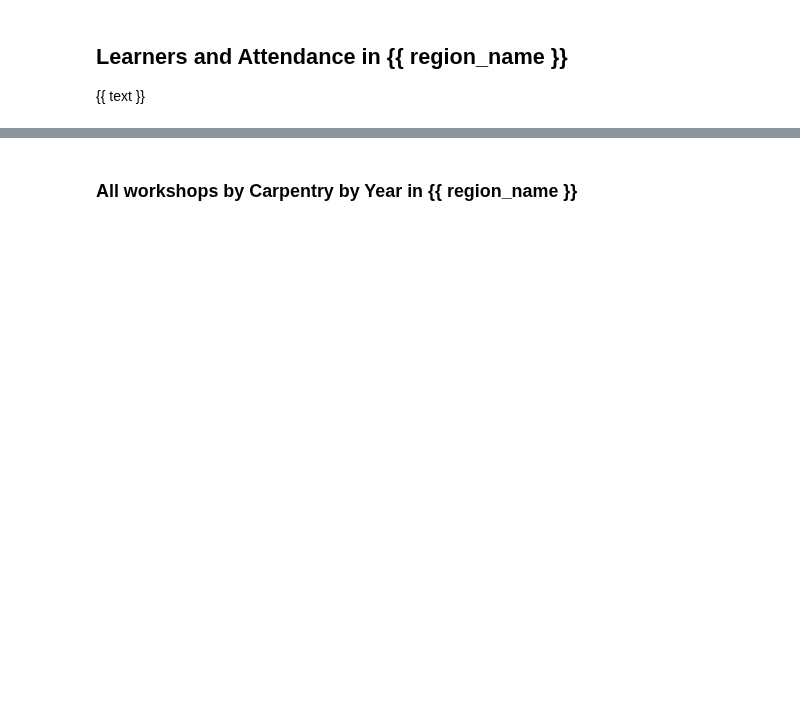
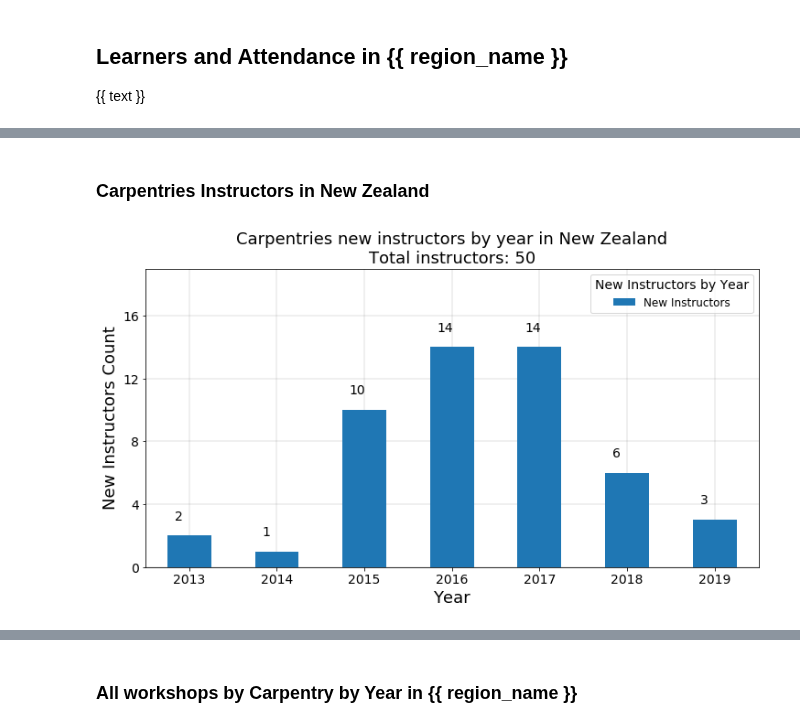
Before and after one commit to carpentries/assessment, a Jupyter notebook: programmatic-assessment/workshops/jupyter_notebooks/region_specific/region_specific.ipynb, the cells around one changed output, grey strips where cells are left out. Drawn from its saved outputs; the diff is of its cells as text; code cells hidden in the pictures; blank space fills up the shorter version.

Commit message:
update notebook for new zealand

```diff
--- a/programmatic-assessment/workshops/jupyter_notebooks/region_specific/region_specific.ipynb
+++ b/programmatic-assessment/workshops/jupyter_notebooks/region_specific/region_specific.ipynb
@@ -575,0 +550,2 @@ plt.show()
+# %% [markdown]
+### Carpentries Instructors in New Zealand
@@ -575,0 +586,74 @@ plt.show()
+# %%
+fig = plt.figure(figsize=(12, 6)) # Create matplotlib figure
+
+ax = fig.add_subplot(111) # Create matplotlib axes
+
+width = .5 # Set width of bar
+total_instructors = badged_instructors_by_year['New Instructors'].sum()
+title = "Carpentries new instructors by year in " + region_name + "\n" + "Total instructors: " + str(total_instructors)
+
+# Plot chart
+# Having position=1 as an argument will make the bars not be centered on the x ticks
+badged_instructors_by_year.plot(y = ["New Instructors"], kind='bar', ax=ax, width=width, title=title, stacked=True,)
+
+
+# Set axes labels and legend
+ax.set_xlabel("Year")
+ax.set_ylabel("New Instructors Count")
+# ax.legend(title="Workshop Type", fontsize=12)
+leg = ax.legend(fontsize=12)
+leg.set_title(title="New Instructors by Year", prop={'size':14,})
+ax.title.set_size(18)
+ax.xaxis.label.set_size(18)
+ax.yaxis.label.set_size(18)
+plt.xticks(fontsize=14, rotation=0)
+plt.yticks(fontsize=14, rotation=0)
+
+ax.set_yticks(ax.get_yticks()[::2])
+
+# Customize the gridlines
+ax.grid(linestyle='-', linewidth='0.25', color='gray')
+
+# Create a new dataframe that has just the total number of workshops by year
+totals = badged_instructors_by_year['New Instructors']
+years = list(totals.index)
+
+
+# Figure out what the xmarks values are (xtick values; they are not year like you'd think)
+# Add them to an empty list
+# The list will be double what's expected as it goes through all the stacked values
+xmarks = []
+for p in ax.patches:
+#     print("X: ", p.get_x())
+#     print("Y: ", p.get_height())
+    xmarks.append(p.get_x())
+
+
+# Make an empty list to be populated with a tuple for each stack
+# Go through the length of the totals series
+# Add to the empty list a tuple: (position in totals df, position in xmarks list)
+t = []
+
+for y in range(len(totals)):
+    t.append((list(totals)[y], xmarks[y]))
+
+
+# Annotate the stacked bar chart with
+# (annotation text, position of text)
+for p in t:
+    ax.annotate(str(p[0]), (p[1] + .08, p[0] + 1), fontsize=14)
+
+# Don't allow the axis to be on top of your data
+ax.set_axisbelow(True)
+
+ax.set_ylim(0,max(totals) + 5)
+
+
+# Display the plot
+plt.show()
+
+
+# See
+# https://stackoverflow.com/questions/40783669/stacked-bar-plot-by-group-count-on-pandas-python
+# %% [output]
+[figure, added]
```
Also changed, not shown: parts of 17 cells of this notebook.
